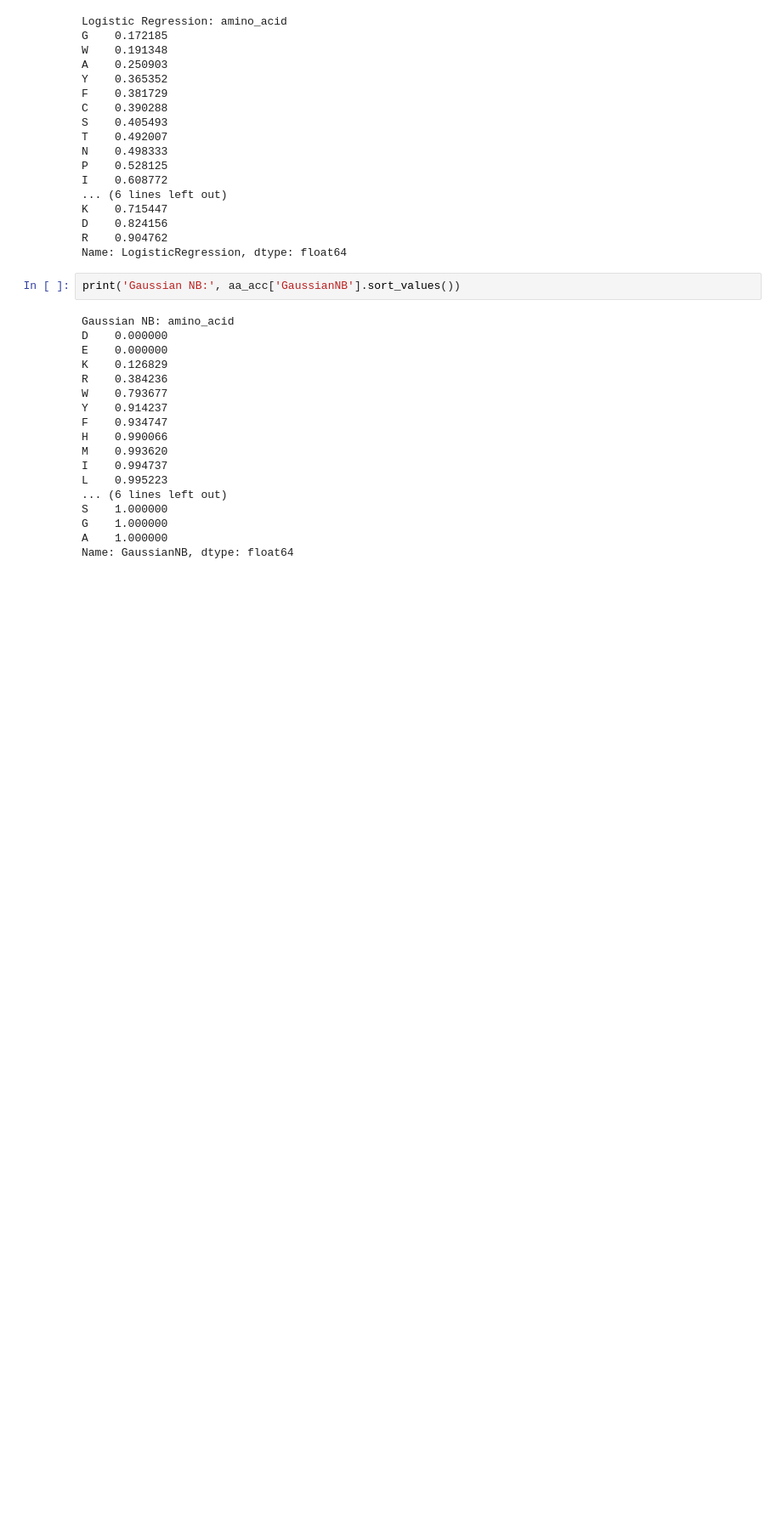
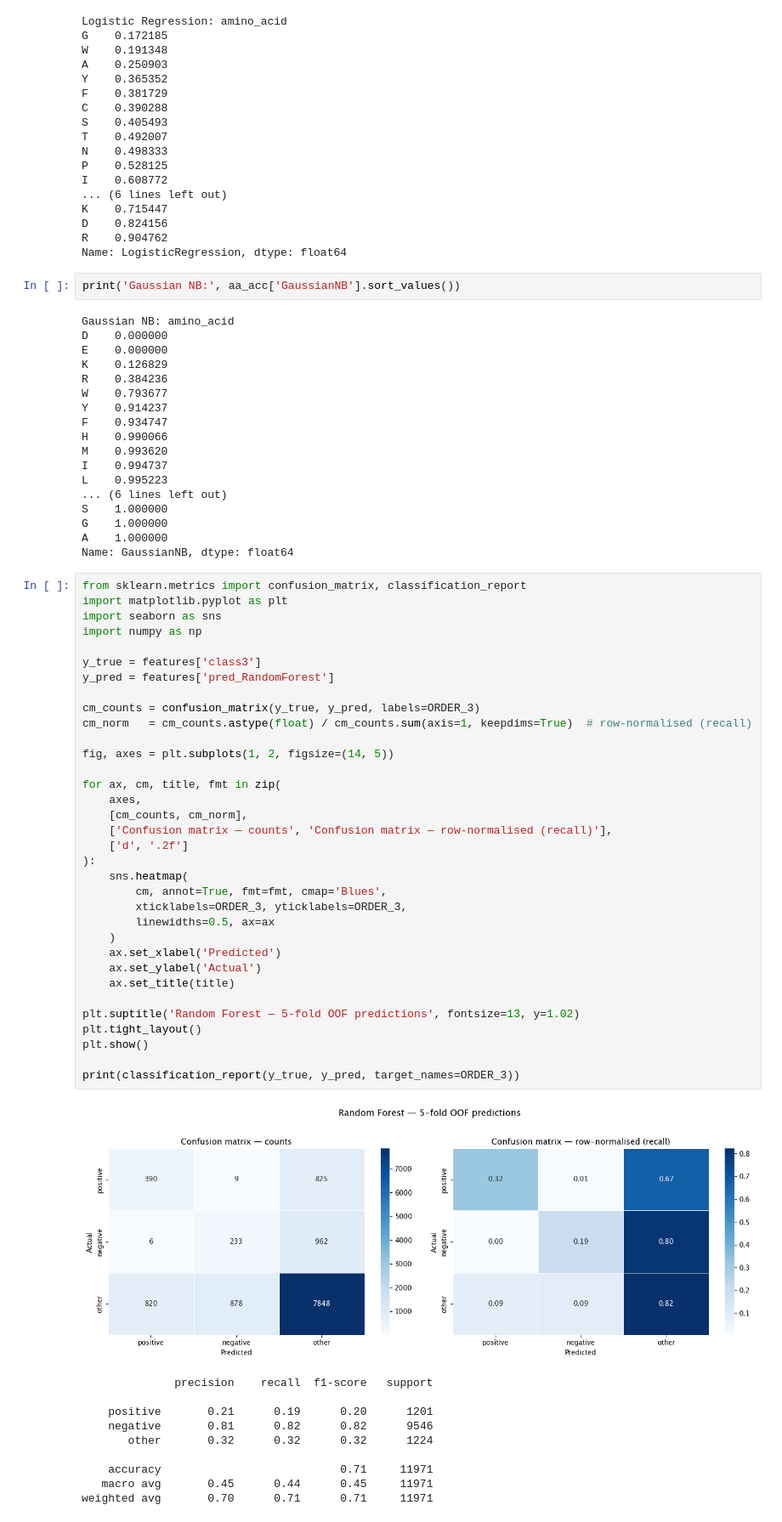
Before and after one commit to ivaidya11/cDNAtlasProject, a Jupyter notebook: notebooks/aa_classes_classifer.ipynb, the cells around one changed output. Shown at 85% size. Saved outputs shown, nothing was run; the diff lists cells and outputs as text; blank space fills up the shorter version.

Commit message:
addec confusion matrix to aa_classes_classifier

```diff
--- a/notebooks/aa_classes_classifer.ipynb
+++ b/notebooks/aa_classes_classifer.ipynb
@@ -592,3 +592,48 @@ S    1.000000
 G    1.000000
 A    1.000000
 Name: GaussianNB, dtype: float64
+# %%
+from sklearn.metrics import confusion_matrix, classification_report
+import matplotlib.pyplot as plt
+import seaborn as sns
+import numpy as np
+
+y_true = features['class3']
+y_pred = features['pred_RandomForest']
+
+cm_counts = confusion_matrix(y_true, y_pred, labels=ORDER_3)
+cm_norm   = cm_counts.astype(float) / cm_counts.sum(axis=1, keepdims=True)  # row-normalised (recall)
+
+fig, axes = plt.subplots(1, 2, figsize=(14, 5))
+
+for ax, cm, title, fmt in zip(
+    axes,
+    [cm_counts, cm_norm],
+    ['Confusion matrix — counts', 'Confusion matrix — row-normalised (recall)'],
+    ['d', '.2f']
+):
+    sns.heatmap(
+        cm, annot=True, fmt=fmt, cmap='Blues',
+        xticklabels=ORDER_3, yticklabels=ORDER_3,
+        linewidths=0.5, ax=ax
+    )
+    ax.set_xlabel('Predicted')
+    ax.set_ylabel('Actual')
+    ax.set_title(title)
+
+plt.suptitle('Random Forest — 5-fold OOF predictions', fontsize=13, y=1.02)
+plt.tight_layout()
+plt.show()
+
+print(classification_report(y_true, y_pred, target_names=ORDER_3))
+# %% [output]
+[figure, added]
+              precision    recall  f1-score   support
+
+    positive       0.21      0.19      0.20      1201
+    negative       0.81      0.82      0.82      9546
+       other       0.32      0.32      0.32      1224
+
+    accuracy                           0.71     11971
+   macro avg       0.45      0.44      0.45     11971
+weighted avg       0.70      0.71      0.71     11971
```
Also changed, not shown: parts of 1 cell of this notebook, 1 other file.
